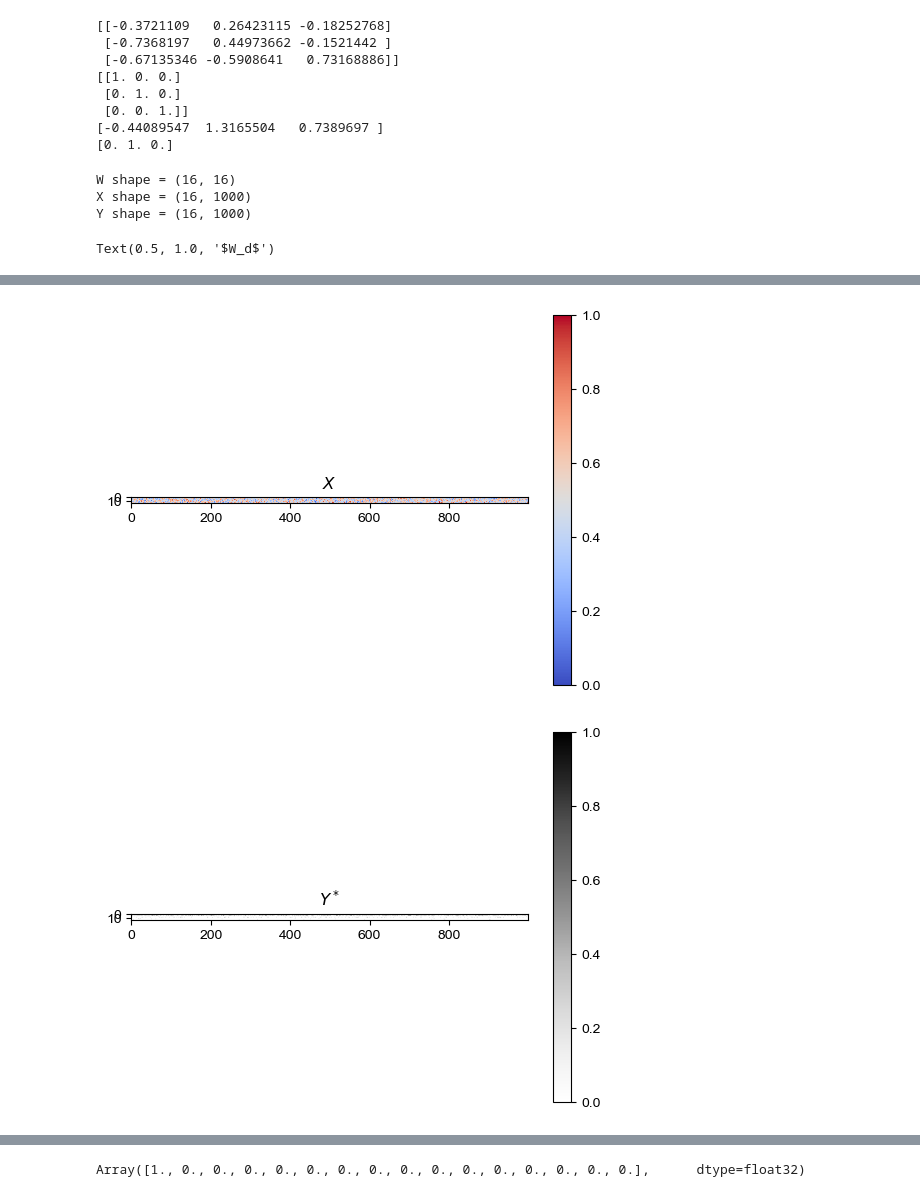
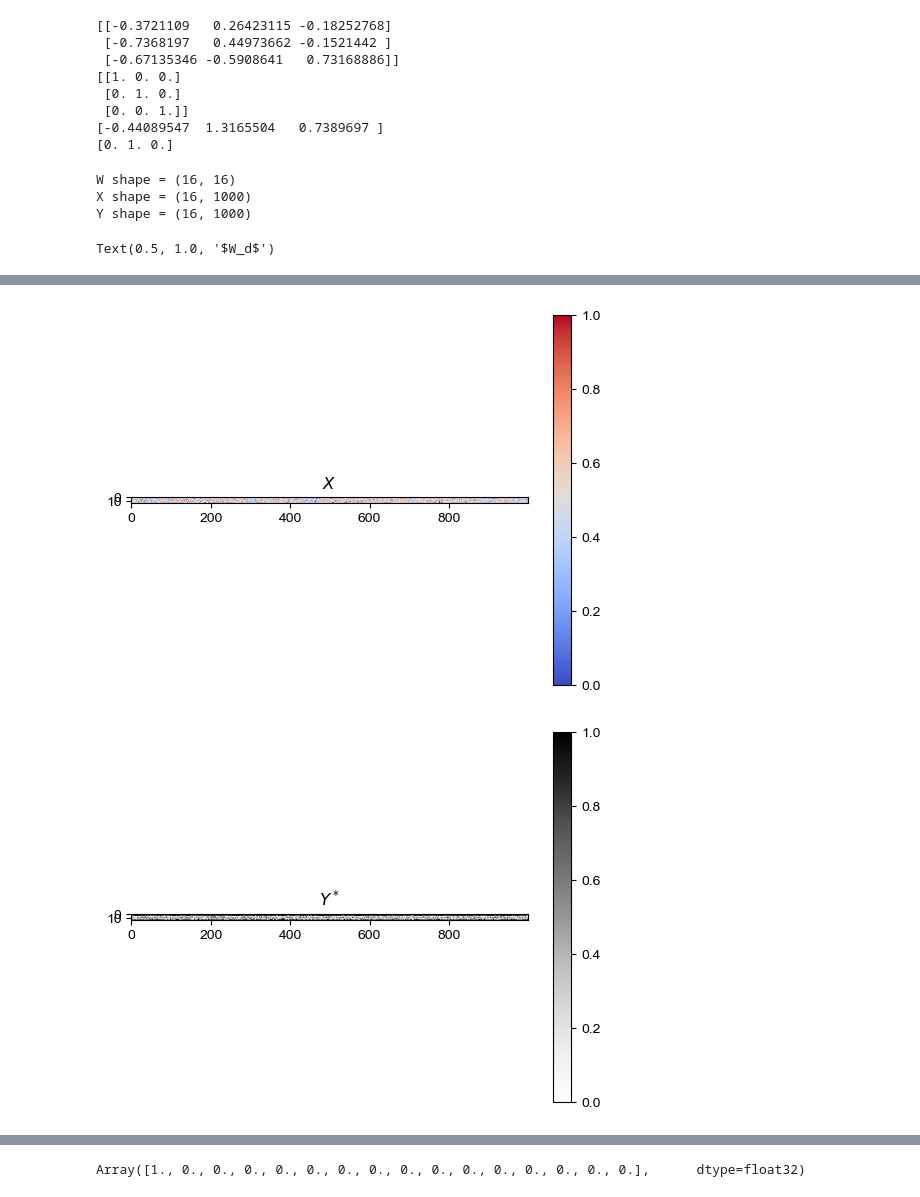
Before and after one commit to Integrated-Systems-Neuroengineering/scrramble, a Jupyter notebook: Tutorials/consolidation_trial.ipynb, the cells around one changed output, grey strips where cells are left out. Saved outputs shown, nothing was run; the diff lists cells and outputs as text; code cells hidden in the pictures.

```diff
--- a/Tutorials/consolidation_trial.ipynb
+++ b/Tutorials/consolidation_trial.ipynb
@@ -377,7 +379,7 @@ Receive $W^* \in \mathbb{R}^{N \times N}$ (target weights), $X \in \mathbb{\{-1,
 # %%
 @jax.jit
 def bipolar_activation(x, threshold):
-    return jnp.where(x > threshold, 1.0, -1.0)
+    return jnp.where(x > threshold, 1.0, 0)
 
 ## define a one hot function
 @jax.jit
@@ -431,7 +433,7 @@ W_tar = jax.random.normal(key = key, shape = (vector_size, vector_size))*jnp.sqr
 print(f"W shape = {W_tar.shape}")
 X_vecs = jax.random.randint(key = key, shape = (vector_size, n_vectors), minval = 0, maxval = 2)
 print(f"X shape = {X_vecs.shape}")
-Y_tar = one_hot_max_columnwise(jnp.matmul(W_tar, X_vecs))#jax.vmap(bipolar_activation, in_axes = (0, None))(jnp.matmul(W_tar, X_vecs), threshold)
+Y_tar = jax.vmap(bipolar_activation, in_axes = (0, None))(jnp.matmul(W_tar, X_vecs), threshold) # one_hot_max_columnwise(jnp.matmul(W_tar, X_vecs))
 print(f"Y shape = {Y_tar.shape}")
 
 plt.figure()
@@ -444,34 +446,34 @@ i1 = plt.imshow(X_vecs, cmap = 'coolwarm')
 plt.colorbar(i1)
 plt.title(r"$X$")
 
 plt.figure()
 i2 = plt.imshow(Y_tar, cmap = 'Greys')
 plt.colorbar(i2)
 plt.title(r"$Y^*$")
 
 ## define a drift matrix
 alpha = 0.8
 perc_drift = jax.random.uniform(key = key, shape = (vector_size, vector_size), minval = -alpha, maxval = alpha)
 key, key2 = jax.random.split(key)
 W_drift = jax.random.normal(key = key, shape=(vector_size, vector_size)) * (1/jnp.sqrt(vector_size))#W_tar + W_tar * perc_drift
 
 plt.figure()
 i3 = plt.imshow(perc_drift, cmap = 'coolwarm', vmax = alpha, vmin = -alpha)
 plt.colorbar(i3)
 plt.title(r"$\Delta W$")
 
 plt.figure()
 i4 = plt.imshow(W_drift, cmap = 'coolwarm', vmax = jnp.max(W_drift), vmin = jnp.min(W_drift))
 plt.colorbar(i4)
 plt.title(r"$W_d$")
 # %% [output]
 W shape = (16, 16)
 X shape = (16, 1000)
 Y shape = (16, 1000)
 Text(0.5, 1.0, '$W_d$')
 [figure]
 [figure]
-[figure, old version]
+[figure, new version]
 [figure]
 [figure]
 # %%
```
Also changed, not shown: parts of 3 cells of this notebook.
